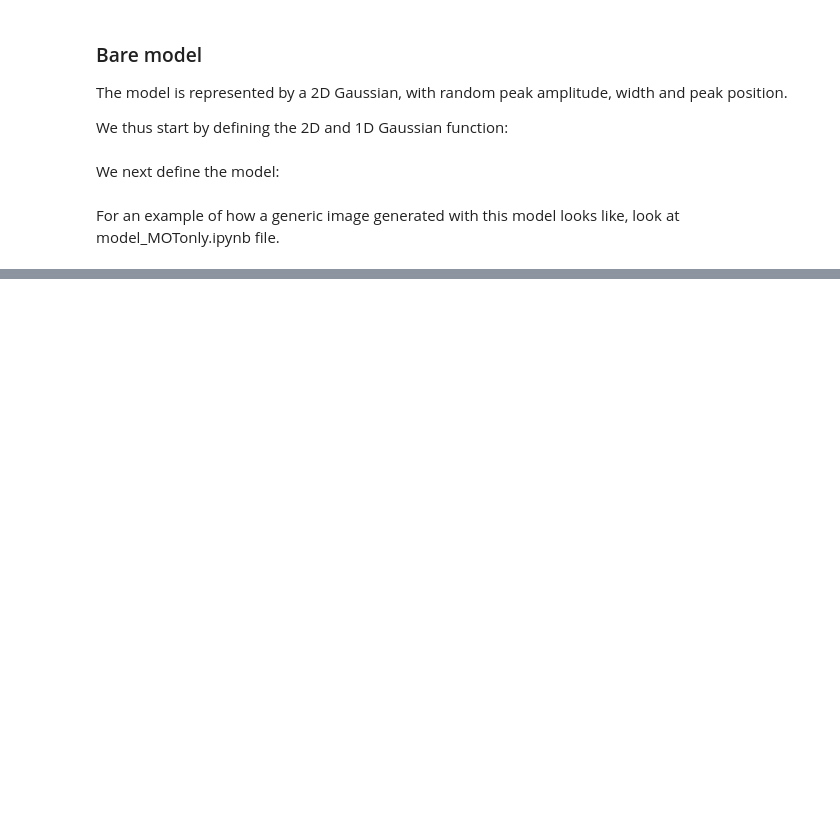
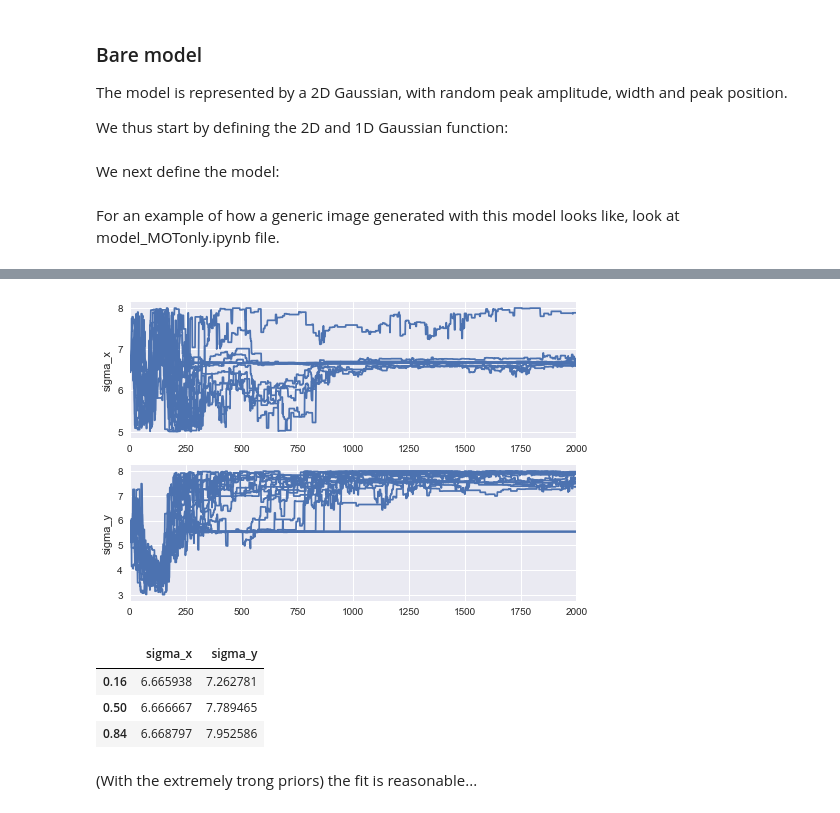
Before and after one commit to phys201/params_MOT, a Jupyter notebook: model_MOT.ipynb, the cells around one changed output, grey strips where cells are left out. Saved outputs shown, nothing was run; the diff lists cells and outputs as text; code cells hidden in the pictures; blank space fills up the shorter version.

```diff
--- a/model_MOT.ipynb
+++ b/model_MOT.ipynb
@@ -81,23 +90,3 @@ $$p(G_{\mathrm{i}}|M, \theta, I) = \frac{1}{\sqrt{2 \pi}\sigma_{\mathrm{gi}}} ex
 The likelihood for each pixel is then the convolution of the noise sources and the total likelihood is the product of all likelihoods for each pixel (so for log of the likelihood we perform a sum). For the first stages of the project we perform the convolution directly:
 
 NOTE: In this simple version of the model, the two Gaussian uncertainties convolve to a Gaussian with $\sigma = \sigma_{\mathrm{m}} + \sigma_{\mathrm{g}}$
-# %%
-def log_likelihood(x, y, z, sigma_m, sigma_g, mu_f, mu_sct, theta):
-    '''
-    theta: model parameters
-    x, y: independent data (arrays of size 250)
-    z: measurement (brightness of pixel)
-    sigma_m: uncertainty in the model chosen
-    sigma_g: uncertainty from CCD camera readout noise
-    mu_f: average number of photons due to shot noise
-    mu_sct = average number of photons due to scattered light
-    '''
-    center_x, center_y, amplitude, sigma_x, sigma_y, background_offset = theta
-
-    sigma = sigma_m + sigma_g
-    prob_gaussian = gaussian_1d(z, model(x, y, theta), sigma, 1)
-    prob_poisson = np.random.poisson(mu_f) + np.random.poisson(mu_sct)
-
-    return np.sum(np.log(prob_gaussian + prob_poisson))
-
-    # Should we just add the Poisson shot noise on top of whatever the model + model uncertainty gives?
@@ -103,0 +202,2 @@ def log_likelihood(x, y, z, sigma_m, sigma_g, mu_f, mu_sct, theta):
+# %%
+emcce_sample = sampler (model_data, 8, 50, 2000)
@@ -103,0 +207,11 @@ def log_likelihood(x, y, z, sigma_m, sigma_g, mu_f, mu_sct, theta):
+# %%
+#initial guess for center_x, center_y, amplitude, sigma_x, sigma_y, background_offset, sigma_m, sigma_g
+
+fig, (ax_sigma_x, ax_sigma_y) = plt.subplots(2)
+ax_sigma_x.set(ylabel='sigma_x')
+ax_sigma_y.set(ylabel='sigma_y')
+for i in range(20):
+    sns.tsplot(emcce_sample.chain[i,:,3], ax=ax_sigma_x)
+    sns.tsplot(emcce_sample.chain[i,:,4], ax=ax_sigma_y)
+# %% [output]
+[figure, added]
@@ -103,0 +230,9 @@ def log_likelihood(x, y, z, sigma_m, sigma_g, mu_f, mu_sct, theta):
+# %%
+q
+# %% [output]
+|  | sigma_x | sigma_y |
+| 0.16 | 6.665938 | 7.262781 |
+| 0.50 | 6.666667 | 7.789465 |
+| 0.84 | 6.668797 | 7.952586 |
+# %% [markdown]
+(With the extremely trong priors) the fit is reasonable...
```
Also changed, not shown: parts of 10 cells of this notebook.
